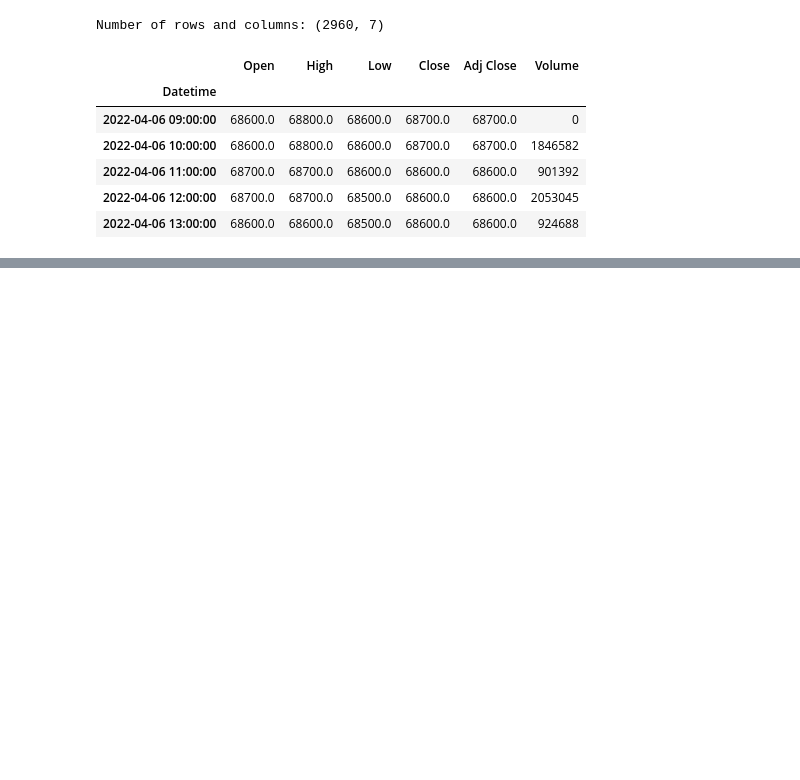
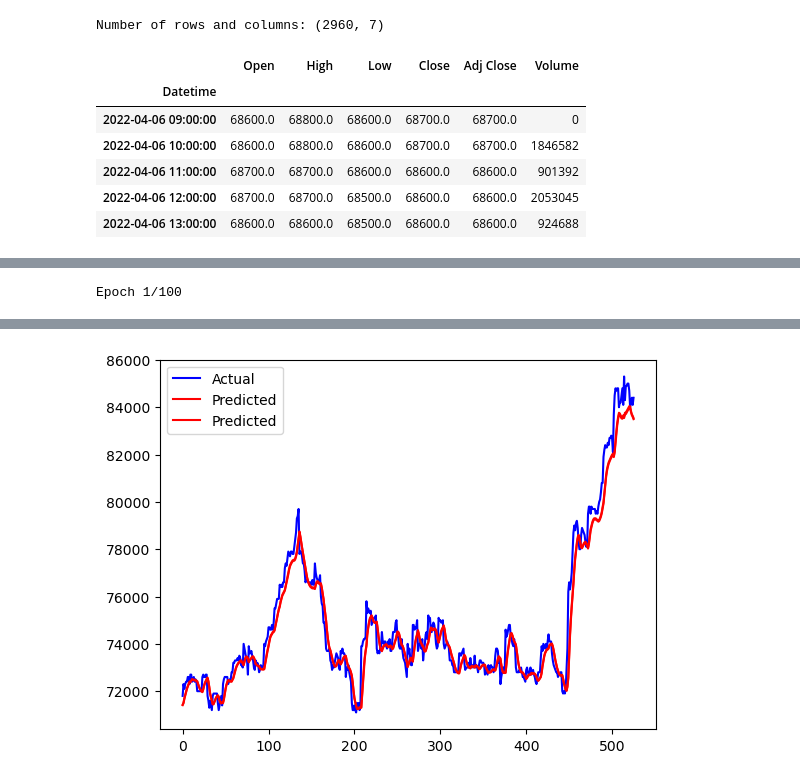
Before and after one commit to seongwonM/AutoStockTrader, a Jupyter notebook: model/LSTM_model2.ipynb, the cells around one changed output, grey strips where cells are left out. Drawn from its saved outputs; the diff is of its cells as text; code cells hidden in the pictures; blank space fills up the shorter version.

```diff
--- a/model/LSTM_model2.ipynb
+++ b/model/LSTM_model2.ipynb
@@ -142,0 +167,38 @@ Epoch 100/100
+# %%
+def GRU_model(x_train, y_train, x_test, sc):
+
+    # The GRU architecture
+    my_GRU_model = Sequential()
+    my_GRU_model.add(GRU(units = 50,
+                         return_sequences = True,
+                         input_shape = (x_train.shape[1],1),
+                         activation = 'tanh'))
+    my_GRU_model.add(GRU(units = 50,
+                         activation = 'tanh'))
+    my_GRU_model.add(Dense(units = 2))
+
+    # Compiling the RNN
+    my_GRU_model.compile(optimizer = SGD(learning_rate = 0.01, decay = 1e-7,
+                                         momentum = 0.9, nesterov = False),
+                         loss = 'mean_squared_error')
+    # 배치 크기
+    BATCH_SIZE = 32
+    # Epoch
+    EPOCHS = 100
+    # Fitting to the trainig set
+    my_GRU_model.fit(x_train, y_train, epochs=EPOCHS, batch_size=BATCH_SIZE, validation_data=(x_val, y_val))
+    #my_GRU_model.fit(x_train, y_train, epochs = 50, batch_size = 150, verbose = 0)
+
+    GRU_prediction = my_GRU_model.predict(x_test)
+    GRU_prediction = sc.inverse_transform(GRU_prediction)
+
+    return my_GRU_model, GRU_prediction
+# %%
+my_GRU_model, GRU_prediction = GRU_model(x_train, y_train, x_test, sc)
+GRU_prediction[1:10]
+plt.plot(y_test, color='blue', label='Actual')
+plt.plot(GRU_prediction, color='red', label='Predicted')
+plt.legend()
+plt.show()
+# %% [output]
+Epoch 1/100
@@ -142,0 +222 @@ Epoch 100/100
+[figure, added]
```
Also changed, not shown: parts of 5 cells of this notebook.
